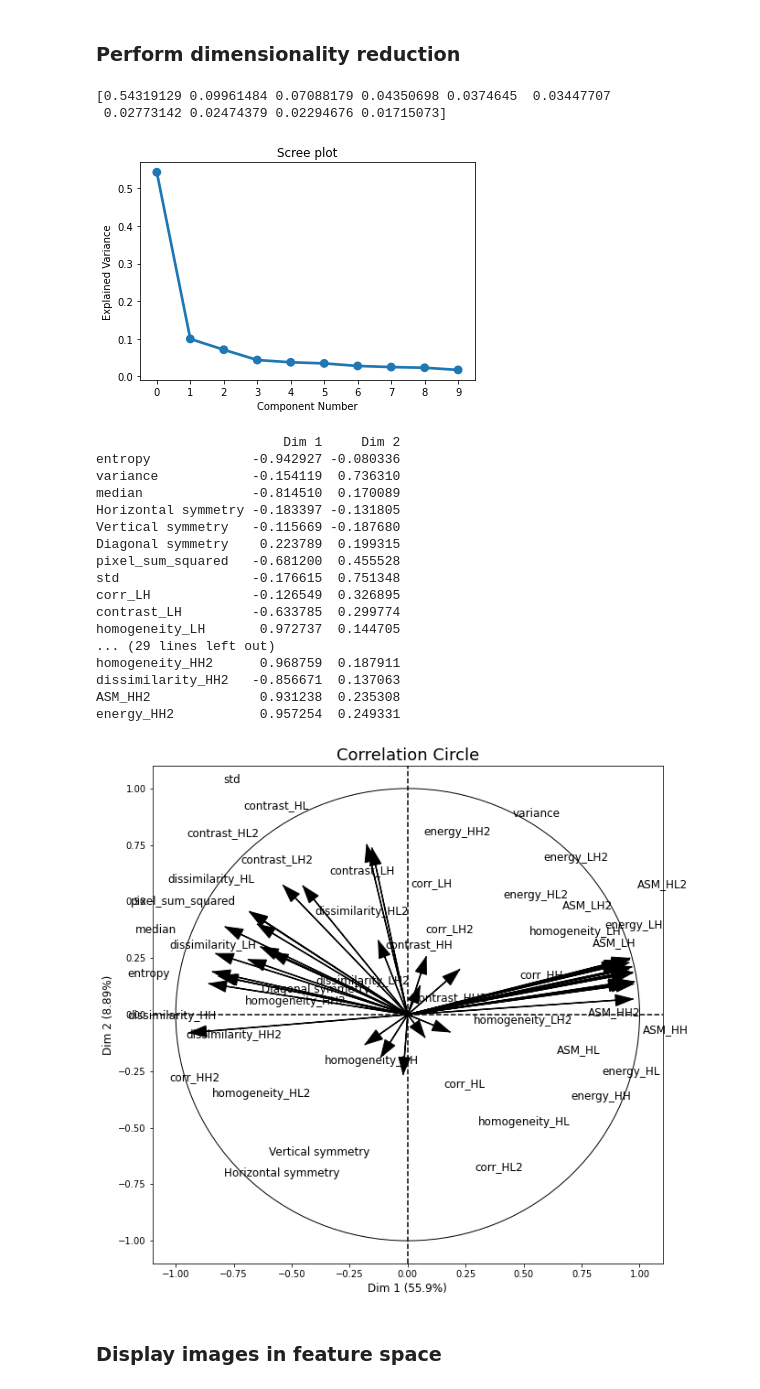
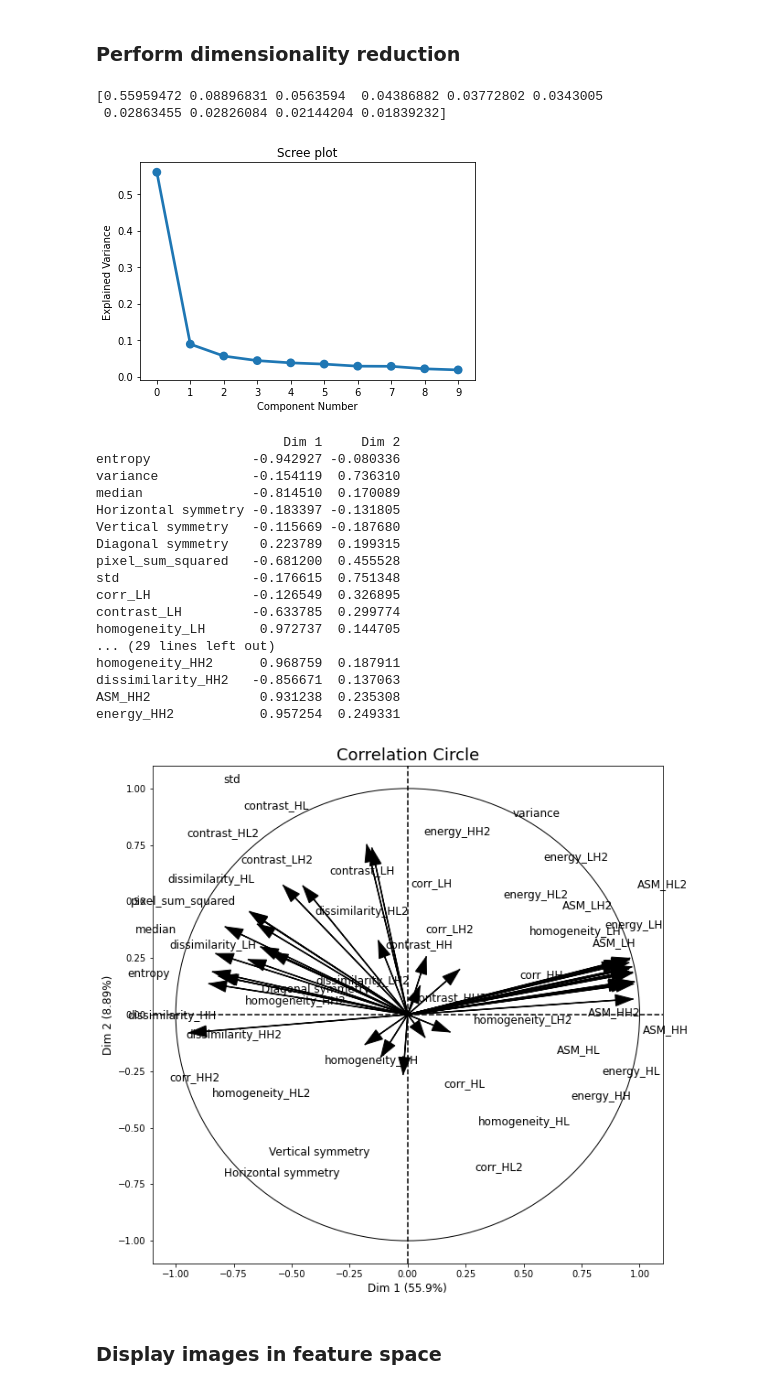
Before and after one commit to rr1017/AMLS_21-22-_SN21213556, a Jupyter notebook: Script.ipynb, the cells around one changed output. Saved outputs shown, nothing was run; the diff lists cells and outputs as text; code cells hidden in the pictures.

```diff
--- a/Script.ipynb
+++ b/Script.ipynb
@@ -179,32 +170,32 @@ df['energy_HH2'] = feature6
 # %%
 # Perform PCA to reduce all initial features into principal components
 
 n_components = 10
 
 pca = PCA(n_components=n_components)
-pca.fit(X_train/X_train.std(axis=0))
+pca.fit(X/X.std(axis=0))
 print(pca.explained_variance_ratio_)
 
 # Generate scree plot
 ind = np.arange(0, n_components)
 (fig, ax) = plt.subplots()
 sns.pointplot(x=ind, y=pca.explained_variance_ratio_)
 ax.set_title('Scree plot')
 ax.set_xticks(ind)
 ax.set_xticklabels(ind)
 ax.set_xlabel('Component Number')
 ax.set_ylabel('Explained Variance')
 plt.show()
 
 # Plot correlation circle to study the influence of each feature in clustering
 fig,corr_matrix = plot_pca_correlation_graph(X/X.std(axis=0),df.iloc[:,5:].columns) # feature normalisation ensures relative values
 print(corr_matrix)
 fig.set_figheight(10)
 fig.set_figwidth(10)
 # %% [output]
-[0.54319129 0.09961484 0.07088179 0.04350698 0.0374645  0.03447707
- 0.02773142 0.02474379 0.02294676 0.01715073]
+[0.55959472 0.08896831 0.0563594  0.04386882 0.03772802 0.0343005
+ 0.02863455 0.02826084 0.02144204 0.01839232]
-[figure, old version]
+[figure, new version]
                         Dim 1     Dim 2
 entropy             -0.942927 -0.080336
 variance            -0.154119  0.736310
```
Also changed, not shown: parts of 5 cells of this notebook.
